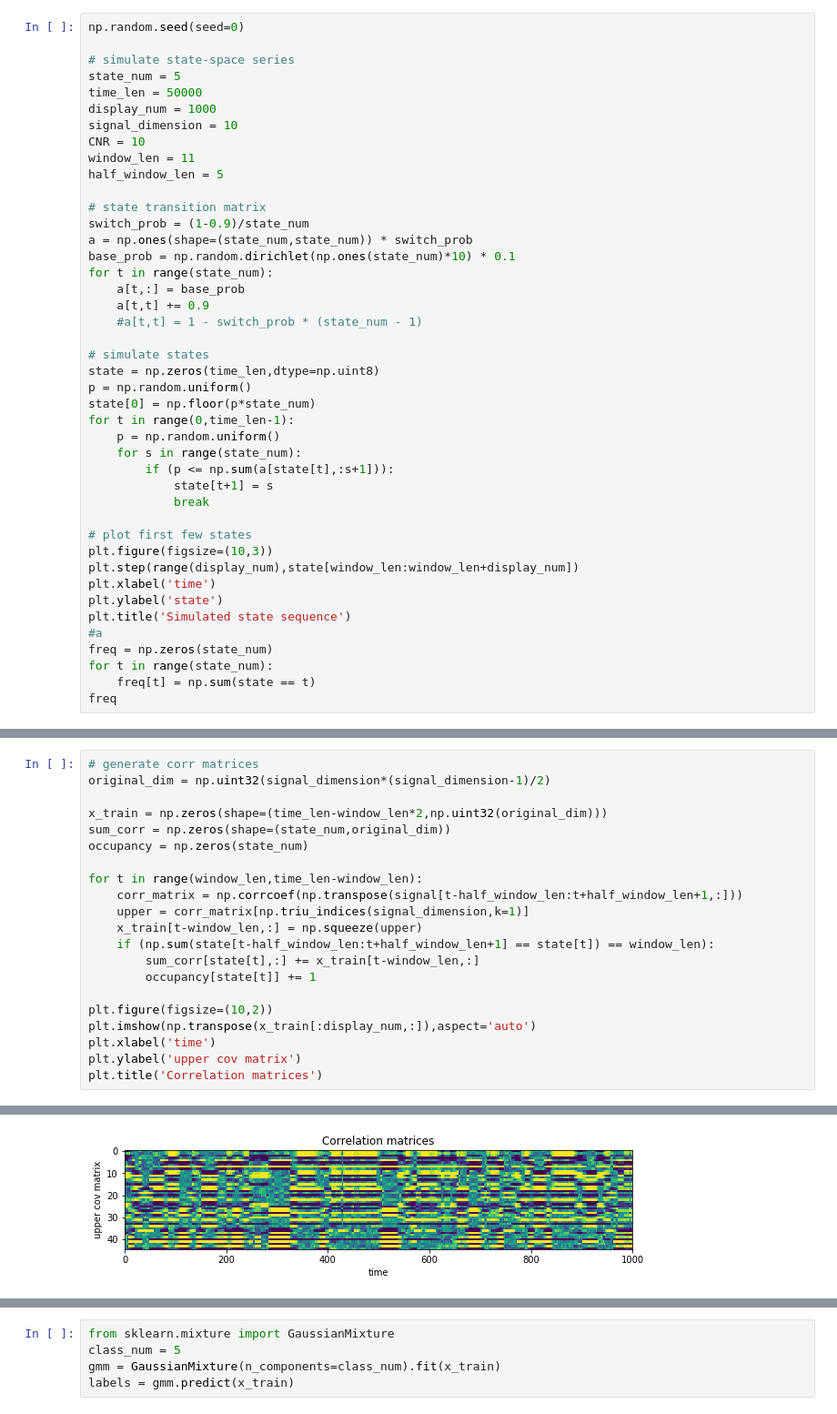
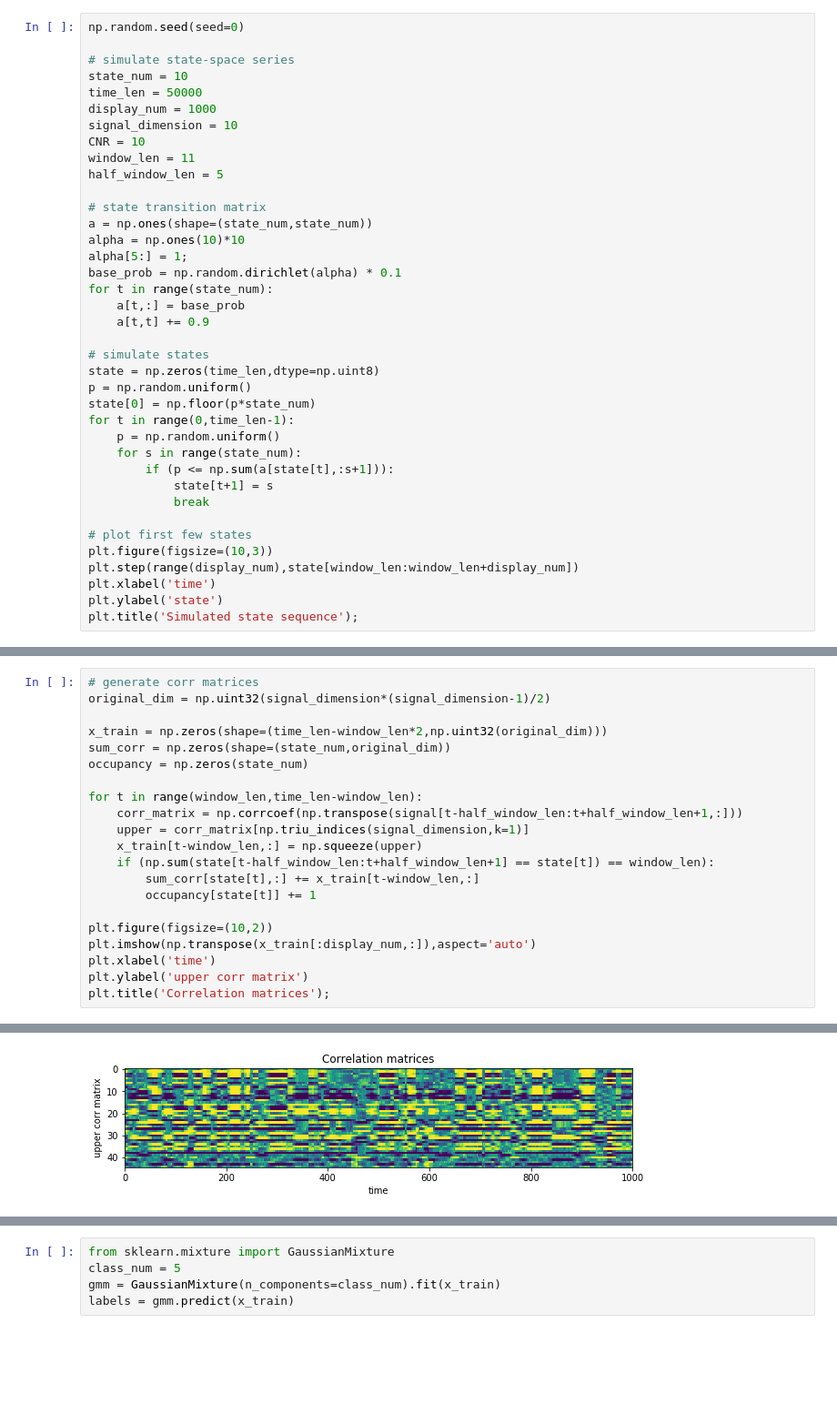
Before and after one commit to QingyuZhao/TruncatedGaussianMixtureVAE, a Jupyter notebook: toy_gmm.ipynb, the cells around one changed output, grey strips where cells are left out. Shown: that part at 91% size. Saved outputs shown, nothing was run; the diff lists cells and outputs as text; blank space fills up the shorter version.

```diff
--- a/toy_gmm.ipynb
+++ b/toy_gmm.ipynb
@@ -41,7 +64,7 @@ Using TensorFlow backend.
 np.random.seed(seed=0)
 
 # simulate state-space series
-state_num = 5
+state_num = 10
 time_len = 50000
 display_num = 1000
 signal_dimension = 10
@@ -50,13 +73,13 @@ window_len = 11
 half_window_len = 5
 
 # state transition matrix
-switch_prob = (1-0.9)/state_num
-a = np.ones(shape=(state_num,state_num)) * switch_prob
-base_prob = np.random.dirichlet(np.ones(state_num)*10) * 0.1
+a = np.ones(shape=(state_num,state_num))
+alpha = np.ones(10)*10
+alpha[5:] = 1;
+base_prob = np.random.dirichlet(alpha) * 0.1
 for t in range(state_num):
     a[t,:] = base_prob
     a[t,t] += 0.9
-    #a[t,t] = 1 - switch_prob * (state_num - 1)
 
 # simulate states
 state = np.zeros(time_len,dtype=np.uint8)
@@ -74,10 +97,5 @@ plt.figure(figsize=(10,3))
 plt.step(range(display_num),state[window_len:window_len+display_num])
 plt.xlabel('time')
 plt.ylabel('state')
-plt.title('Simulated state sequence')
-#a
-freq = np.zeros(state_num)
-for t in range(state_num):
-    freq[t] = np.sum(state == t)
-freq
+plt.title('Simulated state sequence');
 # %% [output]
@@ -124,6 +154,6 @@ for t in range(window_len,time_len-window_len):
 plt.figure(figsize=(10,2))
 plt.imshow(np.transpose(x_train[:display_num,:]),aspect='auto')
 plt.xlabel('time')
-plt.ylabel('upper cov matrix')
-plt.title('Correlation matrices')
+plt.ylabel('upper corr matrix')
+plt.title('Correlation matrices');
 # %% [output]
@@ -131 +160 @@ Text(0.5,1,'Correlation matrices')
-[figure, old version]
+[figure, new version]
```
Also changed, not shown: parts of 18 cells of this notebook, 4 other files.
